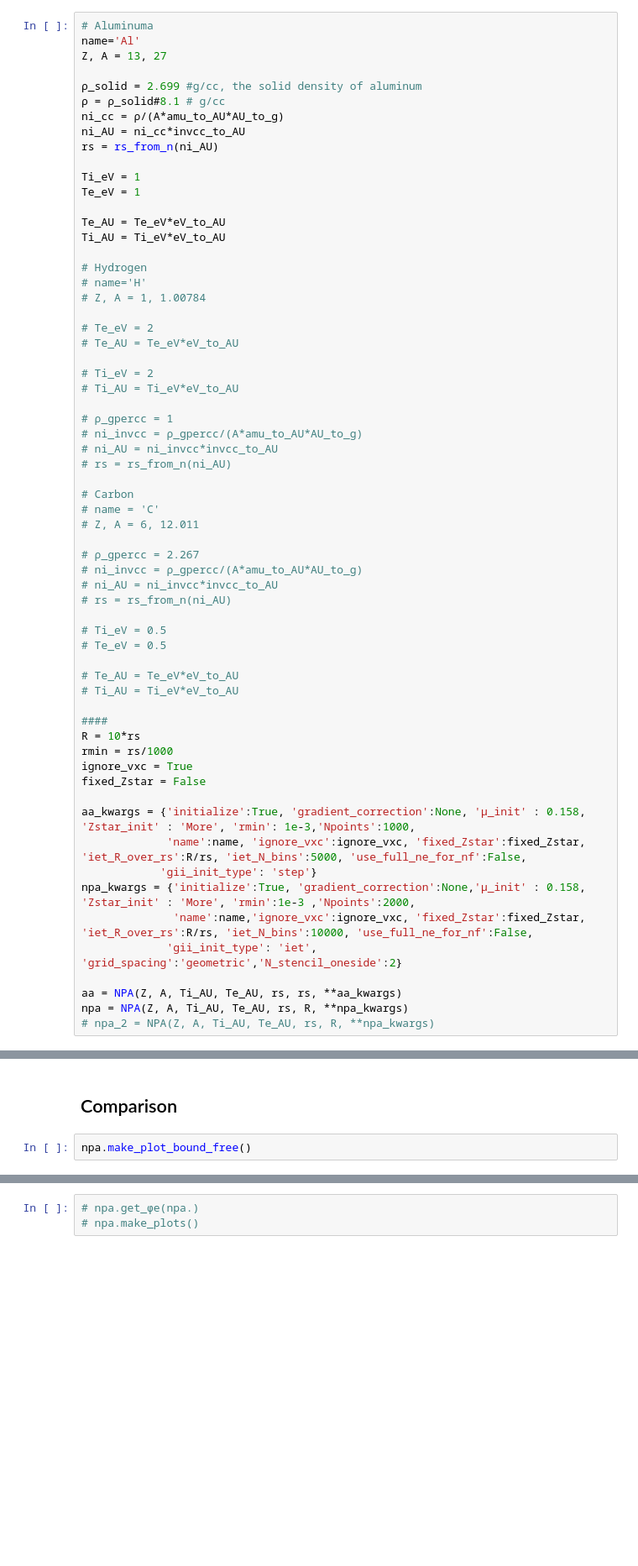
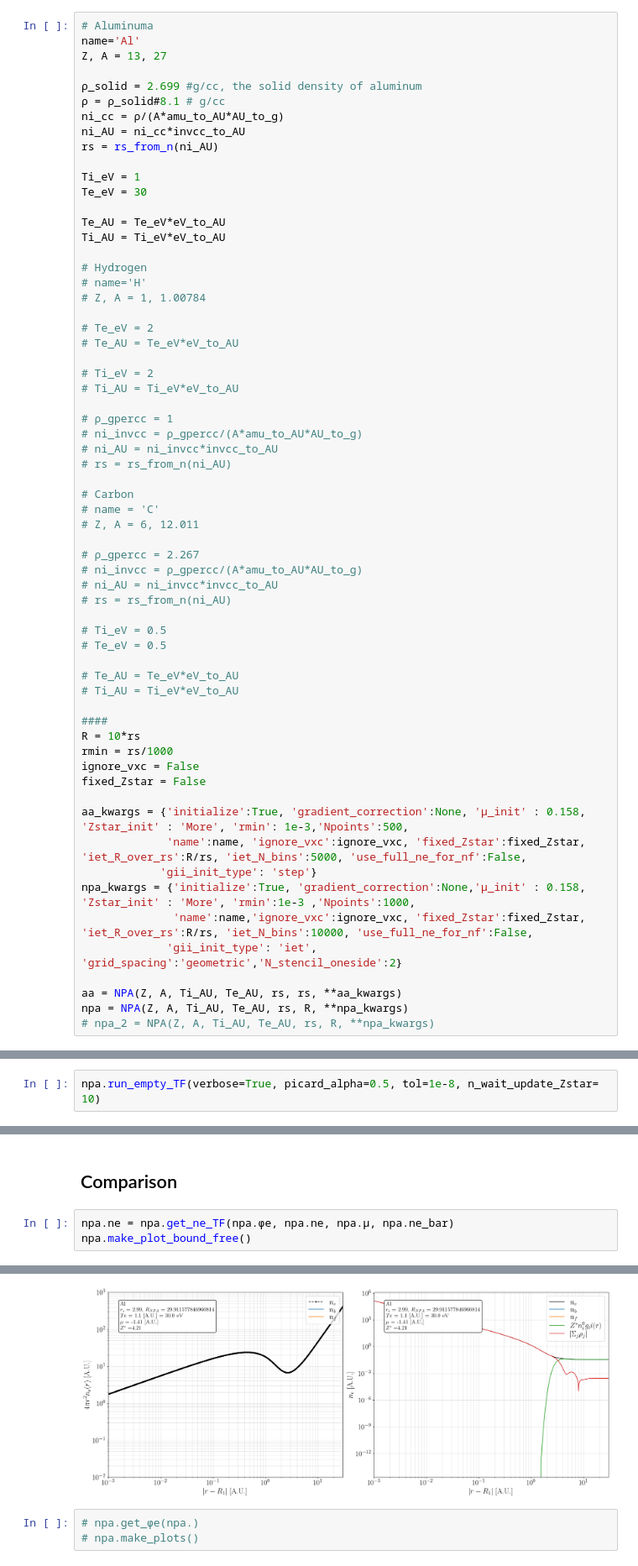
Before and after one commit to ZachAJohnson/OFAA, a Jupyter notebook: jupyter/TF_NPA-2T_testing.ipynb, the cells around one changed output, grey strips where cells are left out. Shown at 84% size. Saved outputs shown, nothing was run; the diff lists cells and outputs as text; blank space fills up the shorter version.

```diff
--- a/jupyter/TF_NPA-2T_testing.ipynb
+++ b/jupyter/TF_NPA-2T_testing.ipynb
@@ -53,7 +54,7 @@ ni_AU = ni_cc*invcc_to_AU
 rs = rs_from_n(ni_AU)
 
 Ti_eV = 1
-Te_eV = 1
+Te_eV = 30
 
 Te_AU = Te_eV*eV_to_AU
 Ti_AU = Ti_eV*eV_to_AU
@@ -91,13 +92,13 @@ Ti_AU = Ti_eV*eV_to_AU
 ####
 R = 10*rs
 rmin = rs/1000
-ignore_vxc = True
+ignore_vxc = False
 fixed_Zstar = False
 
-aa_kwargs = {'initialize':True, 'gradient_correction':None, 'μ_init' : 0.158, 'Zstar_init' : 'More', 'rmin': 1e-3,'Npoints':1000,
+aa_kwargs = {'initialize':True, 'gradient_correction':None, 'μ_init' : 0.158, 'Zstar_init' : 'More', 'rmin': 1e-3,'Npoints':500,
              'name':name, 'ignore_vxc':ignore_vxc, 'fixed_Zstar':fixed_Zstar, 'iet_R_over_rs':R/rs, 'iet_N_bins':5000, 'use_full_ne_for_nf':False,
             'gii_init_type': 'step'}
-npa_kwargs = {'initialize':True, 'gradient_correction':None,'μ_init' : 0.158, 'Zstar_init' : 'More', 'rmin':1e-3 ,'Npoints':2000,
+npa_kwargs = {'initialize':True, 'gradient_correction':None,'μ_init' : 0.158, 'Zstar_init' : 'More', 'rmin':1e-3 ,'Npoints':1000,
               'name':name,'ignore_vxc':ignore_vxc, 'fixed_Zstar':fixed_Zstar, 'iet_R_over_rs':R/rs, 'iet_N_bins':10000, 'use_full_ne_for_nf':False,
              'gii_init_type': 'iet', 'grid_spacing':'geometric','N_stencil_oneside':2}
 
@@ -348,3 +355,5 @@ aa.make_ρi()
+# %%
+npa.run_empty_TF(verbose=True, picard_alpha=0.5, tol=1e-8, n_wait_update_Zstar= 10)
 # %% [markdown]
 ### EOS
 # %%
@@ -383,4 +392,6 @@ aa_P_ions[1]/aa_P_ions[0]
 # %% [markdown]
 ## Comparison
 # %%
+npa.ne = npa.get_ne_TF(npa.φe, npa.ne, npa.μ, npa.ne_bar)
 npa.make_plot_bound_free()
+# %% [output]
@@ -387,3 +402,4 @@ npa.make_plot_bound_free()
+[figure, added]
 # %%
 # npa.get_φe(npa.)
 # npa.make_plots()
```
Also changed, not shown: parts of 12 cells of this notebook, 30 other files.
